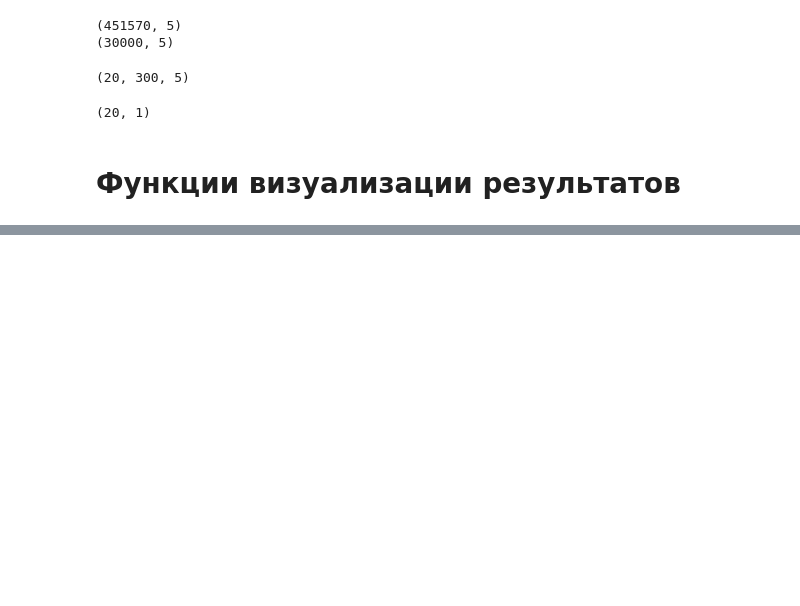
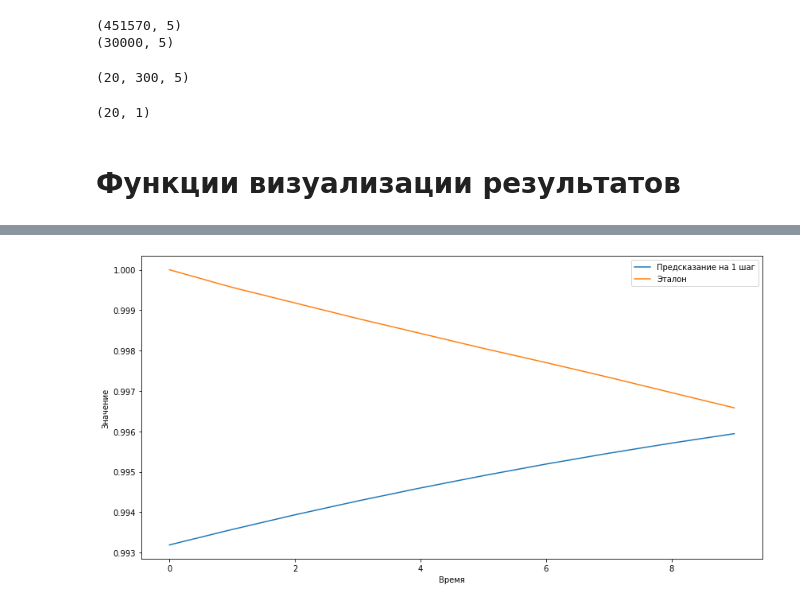
Before and after one commit to Igor-Belskiy/AI_University, a Jupyter notebook: Полносвязные_и_рекуррентные_нейронные_сети_для_прогнозирования_временных_рядов_(Light).ipynb, the cells around one changed output, grey strips where cells are left out. Cells and saved outputs as stored; diff of their text form; code cells hidden in the pictures; blank space fills up the shorter version.

```diff
--- a/Полносвязные_и_рекуррентные_нейронные_сети_для_прогнозирования_временных_рядов_(Light).ipynb
+++ b/Полносвязные_и_рекуррентные_нейронные_сети_для_прогнозирования_временных_рядов_(Light).ipynb
@@ -219,0 +347,7 @@ np.corrcoef( np.array([1, 2, 3, 4]),np.array([4, 66, 7, 9]))[0][1]
+# %%
+#Отображаем корреляцию
+#Используем выходной канал - только open
+#Проверяем корреляцию на глубину 60 шагов
+showCorr([0], 10, predVal, yValUnscaled)
+# %% [output]
+[figure, added]
```
Also changed, not shown: parts of 8 cells of this notebook.
